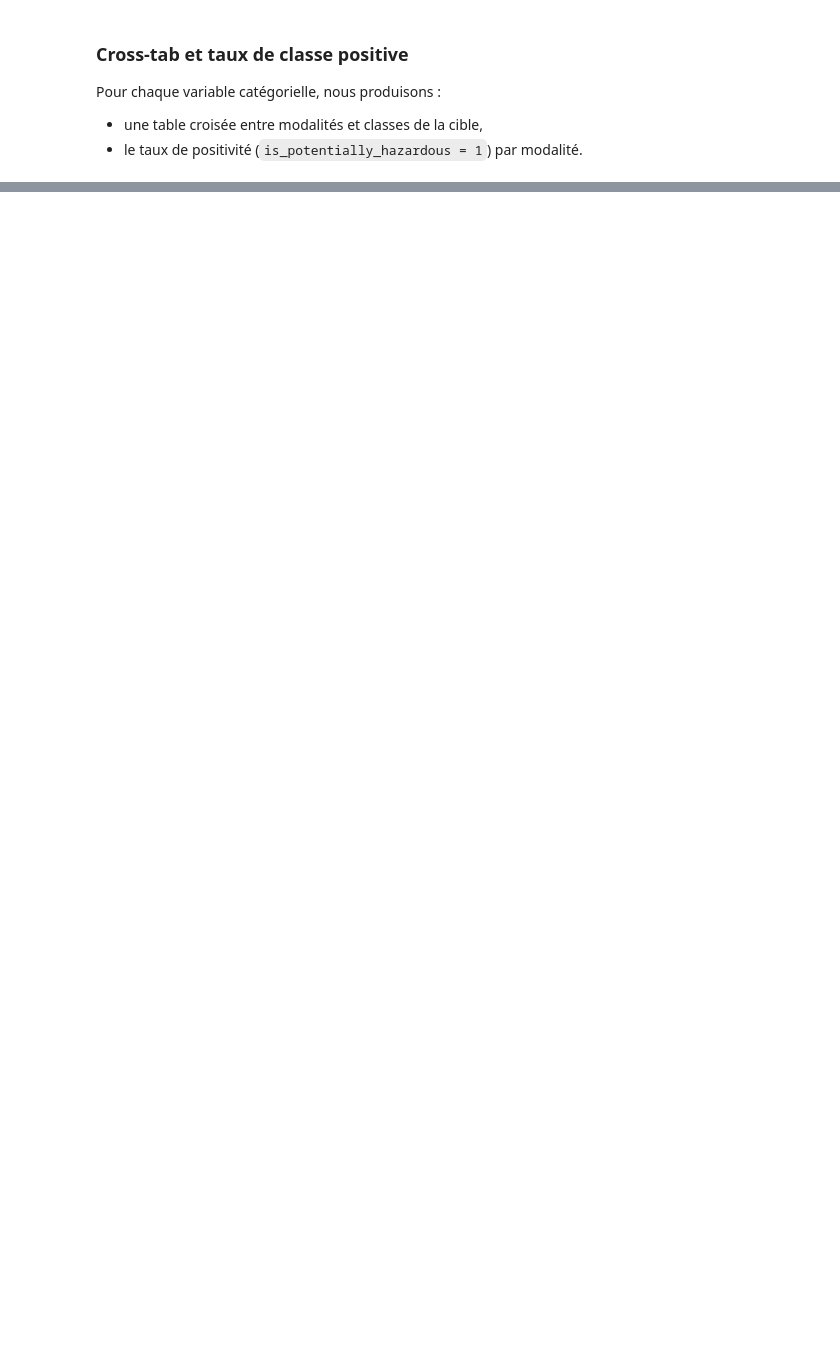
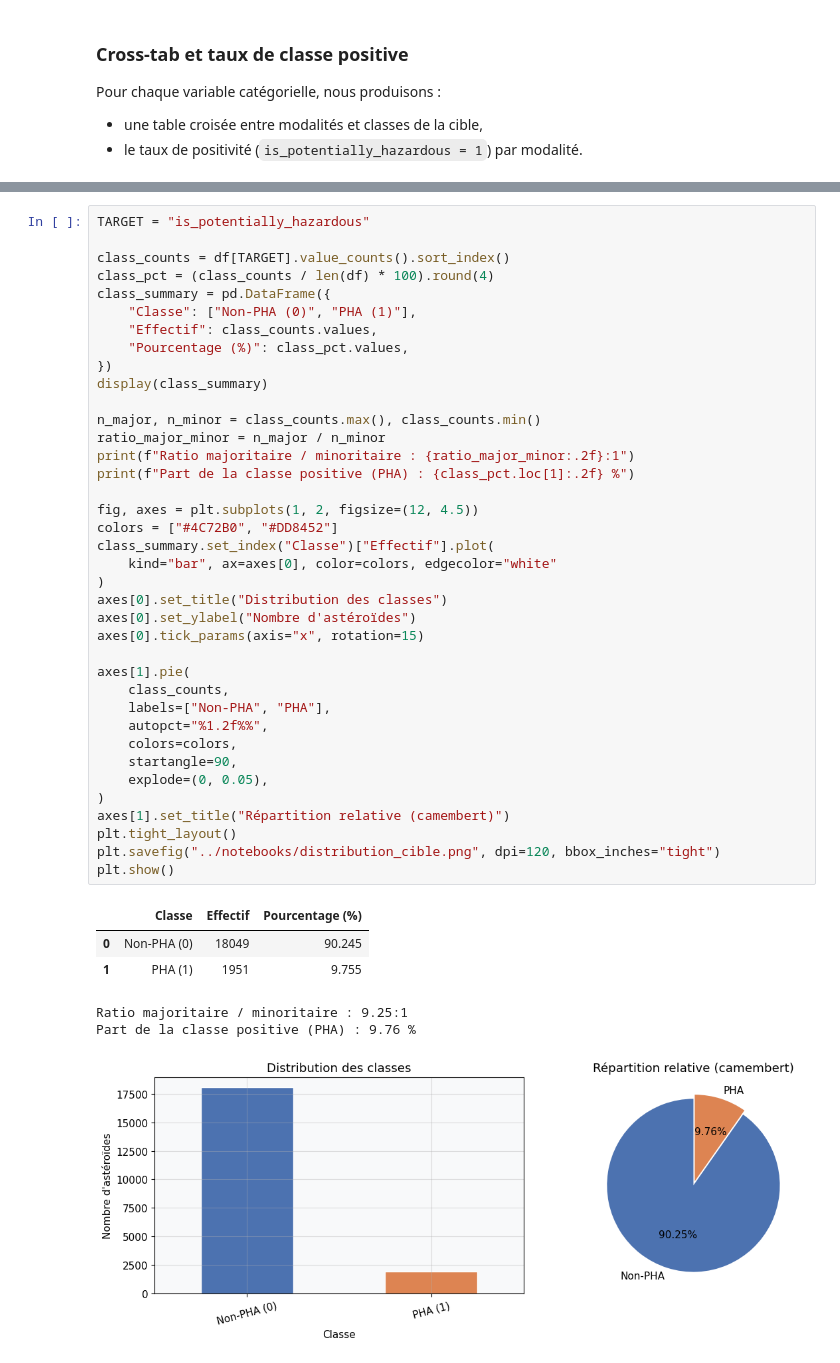
Before and after one commit to zakariyaee/Projet_ML, a Jupyter notebook: notebooks/02_eda.ipynb, the cells around one changed output, grey strips where cells are left out. Cells and saved outputs as stored; diff of their text form; blank space fills up the shorter version.

Commit message:
feat(eda): analyser le desequilibre des classes et les features signaux

```diff
--- a/notebooks/02_eda.ipynb
+++ b/notebooks/02_eda.ipynb
@@ -570,0 +629,45 @@ for col in cat_cols:
+# %%
+TARGET = "is_potentially_hazardous"
+
+class_counts = df[TARGET].value_counts().sort_index()
+class_pct = (class_counts / len(df) * 100).round(4)
+class_summary = pd.DataFrame({
+    "Classe": ["Non-PHA (0)", "PHA (1)"],
+    "Effectif": class_counts.values,
+    "Pourcentage (%)": class_pct.values,
+})
+display(class_summary)
+
+n_major, n_minor = class_counts.max(), class_counts.min()
+ratio_major_minor = n_major / n_minor
+print(f"Ratio majoritaire / minoritaire : {ratio_major_minor:.2f}:1")
+print(f"Part de la classe positive (PHA) : {class_pct.loc[1]:.2f} %")
+
+fig, axes = plt.subplots(1, 2, figsize=(12, 4.5))
+colors = ["#4C72B0", "#DD8452"]
+class_summary.set_index("Classe")["Effectif"].plot(
+    kind="bar", ax=axes[0], color=colors, edgecolor="white"
+)
+axes[0].set_title("Distribution des classes")
+axes[0].set_ylabel("Nombre d'astéroïdes")
+axes[0].tick_params(axis="x", rotation=15)
+
+axes[1].pie(
+    class_counts,
+    labels=["Non-PHA", "PHA"],
+    autopct="%1.2f%%",
+    colors=colors,
+    startangle=90,
+    explode=(0, 0.05),
+)
+axes[1].set_title("Répartition relative (camembert)")
+plt.tight_layout()
+plt.savefig("../notebooks/distribution_cible.png", dpi=120, bbox_inches="tight")
+plt.show()
+# %% [output]
+|  | Classe | Effectif | Pourcentage (%) |
+| 0 | Non-PHA (0) | 18049 | 90.245 |
+| 1 | PHA (1) | 1951 | 9.755 |
+Ratio majoritaire / minoritaire : 9.25:1
+Part de la classe positive (PHA) : 9.76 %
+[figure, added]
```
Also changed, not shown: parts of 10 cells of this notebook.
